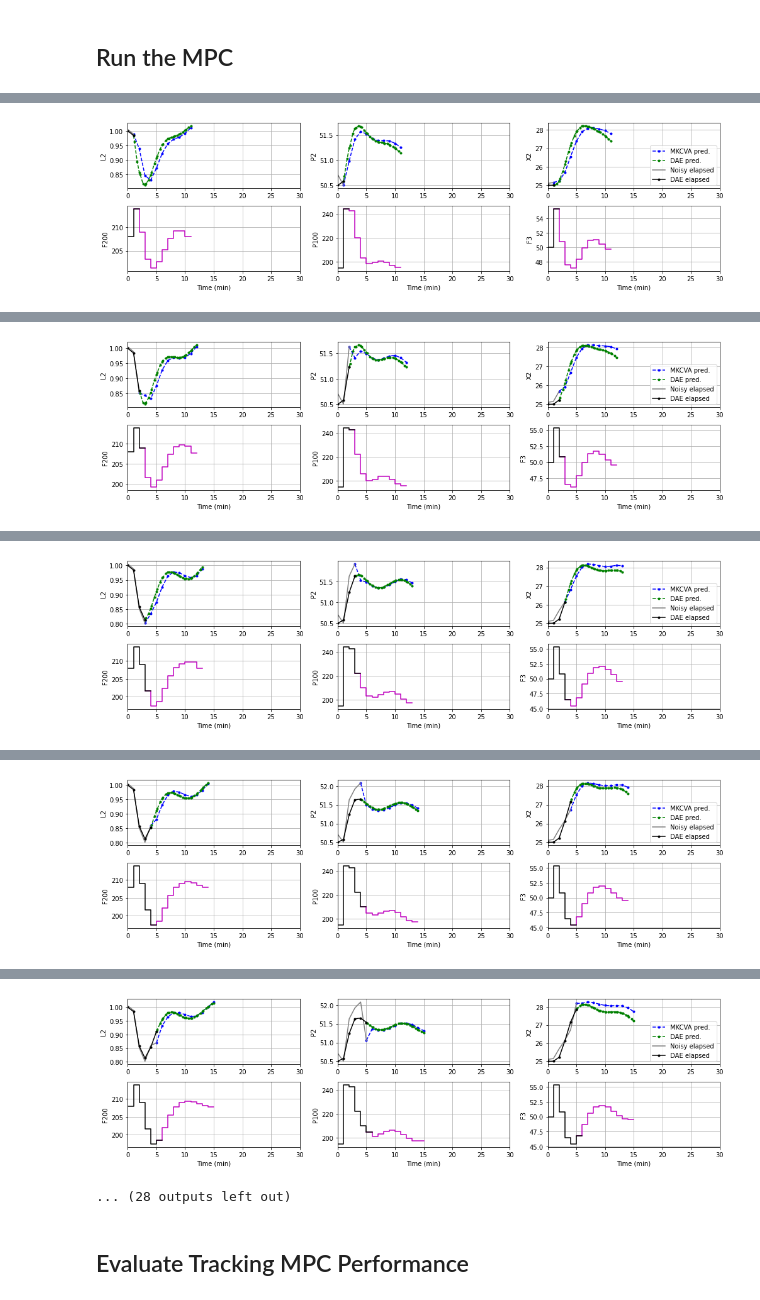
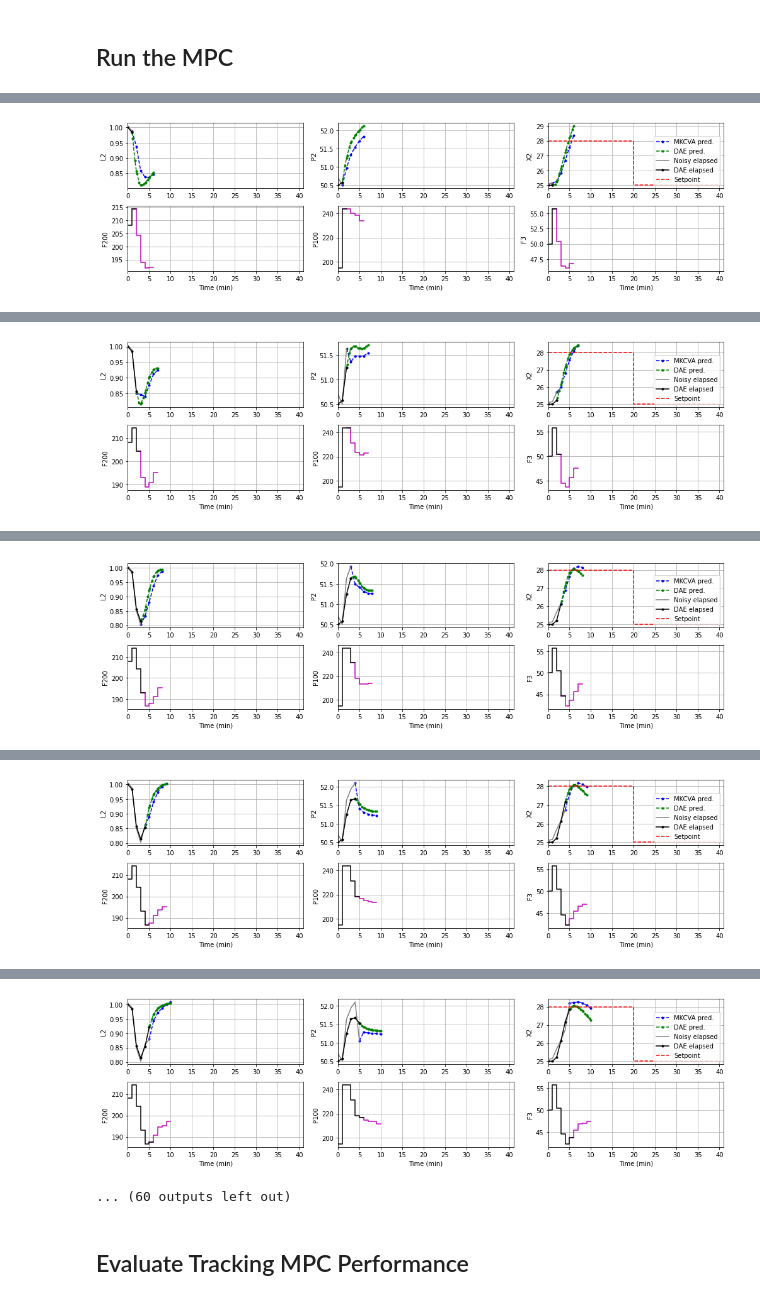
Before and after one commit to kspilario/MKCVA_MPC, a Jupyter notebook: Evap_MKCVA_MPC_Aggressive.ipynb, the cells around one changed output, grey strips where cells are left out. Saved outputs shown, nothing was run; the diff lists cells and outputs as text; code cells hidden in the pictures.

```diff
--- a/Evap_MKCVA_MPC_Aggressive.ipynb
+++ b/Evap_MKCVA_MPC_Aggressive.ipynb
@@ -513,9 +513,9 @@ class NLP_MPC:
 # %% [markdown]
 ## Run the MPC
 # %%
-N_hor = 10                       # Prediction horizon
-N_iter = 20                      # No. of MPC iterations
-X2_sp = 28                       # Setpoint for X2
+N_hor = 5                        # Prediction horizon
+N_iter = 36                      # No. of MPC iterations
+X2_sp = np.repeat([28, 25], 20)  # Setpoint for X2
 nvar = (N_hor-1)*len(sys.UI)     # No. of decision variables for IPOPT
 
 np.random.seed(0)
@@ -555,14 +555,13 @@ for t in range(N_iter):
 
     # Solve control moves using IPOPT
     start = time()
-    nlp = cyipopt.problem(
-                n=nvar,
-                m=0,
-                problem_obj=NLP_MPC(x0, y0, u0, X2_sp),
-                lb=np.zeros(nvar),
-                ub=np.ones(nvar))
+    nlp = cyipopt.problem(n=nvar,
+                          m=0,
+                          problem_obj=NLP_MPC(x0, y0, u0, X2_sp[t]),
+                          lb=np.zeros(nvar),
+                          ub=np.ones(nvar))
 
-    nlp.addOption('tol', 1e-1)
+    nlp.addOption('tol', 1e-2)
     init_guess = 0.5 + np.zeros(nvar)
     if t >= 1:
         init_guess = np.hstack((res[3:], res[-3:]))
@@ -571,7 +570,7 @@ for t in range(N_iter):
     ipopt_save[t, :] = res
 
     print(f'Horizon: {t} min to {t+N_hor} min')
-    print(f"IPOPT took {(time() - start):.2f} sec.")
+    print(f"IPOPT took {(time() - start):.4f} sec.")
     print(info['status_msg'])
 
     # Implement the control moves on the MKCVA surrogate
@@ -628,6 +627,8 @@ for t in range(N_iter):
         plt.xlim([0, N_iter+N_hor])
         plt.grid()
         if j == 2:
+            plt.step(np.arange(0, 41), np.hstack((X2_sp, X2_sp[-1])),
+                     'r--', where='post', label='Setpoint')
             plt.legend(loc='lower right')
 
         plt.subplot(2, 3, j+4)
@@ -657,3 +658,3 @@ IPOPT took 4.65 sec.
 b'Algorithm terminated successfully at a locally optimal point, satisfying the convergence tolerances (can be specified by options).'
 Pyomo Status: ok
-[figure, old version]
+[figure, new version]
@@ -662,3 +663,3 @@ IPOPT took 3.97 sec.
 b'Algorithm terminated successfully at a locally optimal point, satisfying the convergence tolerances (can be specified by options).'
 Pyomo Status: ok
-[figure, old version]
+[figure, new version]
@@ -667,3 +668,3 @@ IPOPT took 2.54 sec.
 b'Algorithm terminated successfully at a locally optimal point, satisfying the convergence tolerances (can be specified by options).'
 Pyomo Status: ok
-[figure, old version]
+[figure, new version]
@@ -672,3 +673,3 @@ IPOPT took 4.49 sec.
 b'Algorithm terminated successfully at a locally optimal point, satisfying the convergence tolerances (can be specified by options).'
 Pyomo Status: ok
-[figure, old version]
+[figure, new version]
@@ -677,7 +678,7 @@ IPOPT took 4.76 sec.
 b'Algorithm terminated successfully at a locally optimal point, satisfying the convergence tolerances (can be specified by options).'
 Pyomo Status: ok
-[figure, old version]
+[figure, new version]
-... (28 outputs left out)
+... (60 outputs left out)
 # %% [markdown]
 ## Evaluate Tracking MPC Performance
 # %%
```
Also changed, not shown: parts of 3 cells of this notebook.
